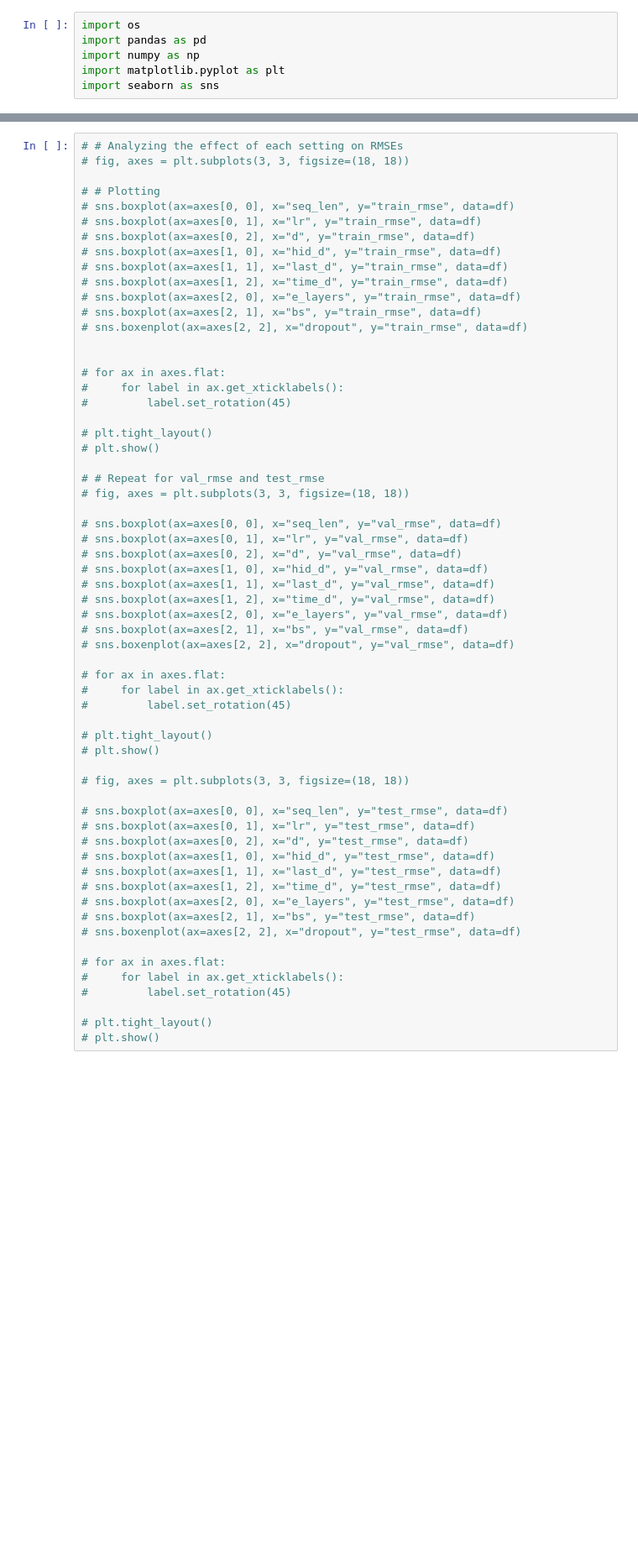
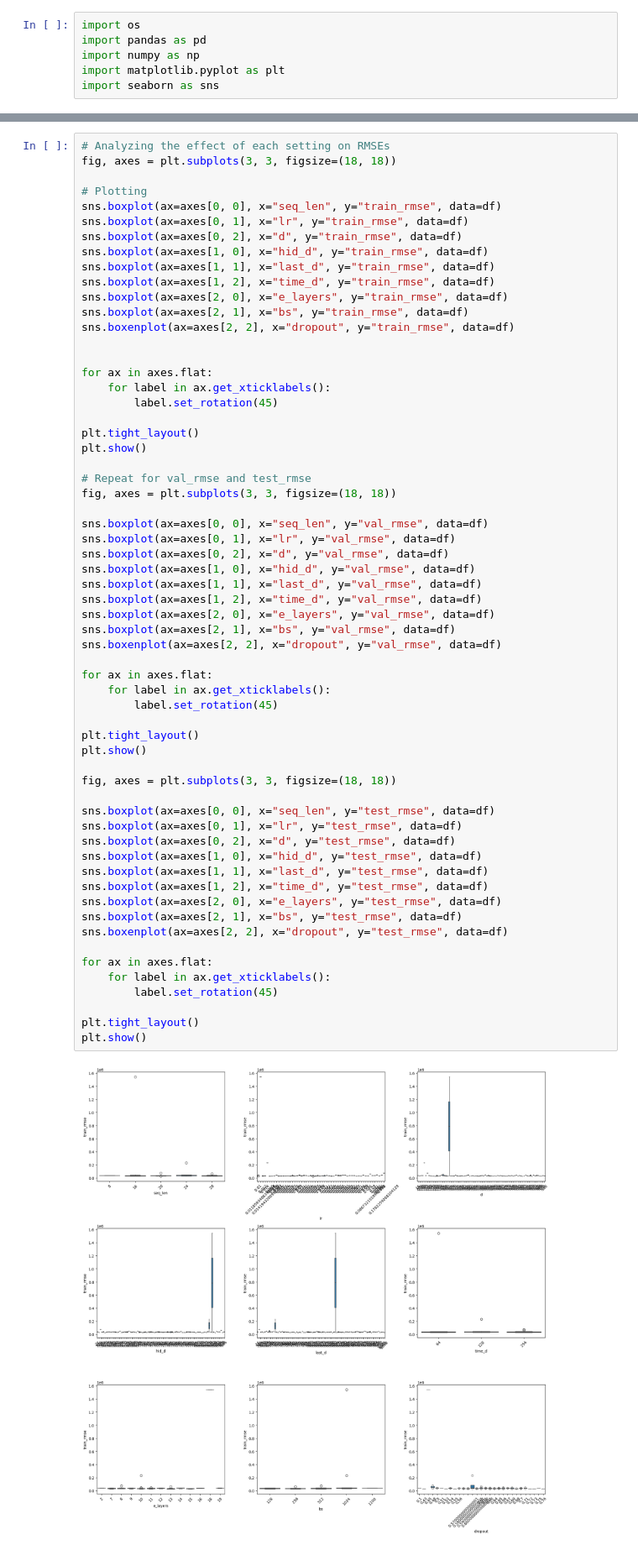
Before and after one commit to Pein2017/Wind-Power-Prediction, a Jupyter notebook: results_analysis/metrics_settings_analysis.ipynb, the cells around one changed output, grey strips where cells are left out. Shown: that part at 84% size. Drawn from its saved outputs; the diff is of its cells as text; blank space fills up the shorter version.

```diff
--- a/results_analysis/metrics_settings_analysis.ipynb
+++ b/results_analysis/metrics_settings_analysis.ipynb
@@ -86,63 +87,65 @@ plt.show()
 # )
 # plt.show()
 # %%
-# # Analyzing the effect of each setting on RMSEs
-# fig, axes = plt.subplots(3, 3, figsize=(18, 18))
+# Analyzing the effect of each setting on RMSEs
+fig, axes = plt.subplots(3, 3, figsize=(18, 18))
 
-# # Plotting
-# sns.boxplot(ax=axes[0, 0], x="seq_len", y="train_rmse", data=df)
-# sns.boxplot(ax=axes[0, 1], x="lr", y="train_rmse", data=df)
-# sns.boxplot(ax=axes[0, 2], x="d", y="train_rmse", data=df)
-# sns.boxplot(ax=axes[1, 0], x="hid_d", y="train_rmse", data=df)
-# sns.boxplot(ax=axes[1, 1], x="last_d", y="train_rmse", data=df)
-# sns.boxplot(ax=axes[1, 2], x="time_d", y="train_rmse", data=df)
-# sns.boxplot(ax=axes[2, 0], x="e_layers", y="train_rmse", data=df)
-# sns.boxplot(ax=axes[2, 1], x="bs", y="train_rmse", data=df)
-# sns.boxenplot(ax=axes[2, 2], x="dropout", y="train_rmse", data=df)
+# Plotting
+sns.boxplot(ax=axes[0, 0], x="seq_len", y="train_rmse", data=df)
+sns.boxplot(ax=axes[0, 1], x="lr", y="train_rmse", data=df)
+sns.boxplot(ax=axes[0, 2], x="d", y="train_rmse", data=df)
+sns.boxplot(ax=axes[1, 0], x="hid_d", y="train_rmse", data=df)
+sns.boxplot(ax=axes[1, 1], x="last_d", y="train_rmse", data=df)
+sns.boxplot(ax=axes[1, 2], x="time_d", y="train_rmse", data=df)
+sns.boxplot(ax=axes[2, 0], x="e_layers", y="train_rmse", data=df)
+sns.boxplot(ax=axes[2, 1], x="bs", y="train_rmse", data=df)
+sns.boxenplot(ax=axes[2, 2], x="dropout", y="train_rmse", data=df)
 
 
-# for ax in axes.flat:
-#     for label in ax.get_xticklabels():
-#         label.set_rotation(45)
+for ax in axes.flat:
+    for label in ax.get_xticklabels():
+        label.set_rotation(45)
 
-# plt.tight_layout()
-# plt.show()
+plt.tight_layout()
+plt.show()
 
-# # Repeat for val_rmse and test_rmse
-# fig, axes = plt.subplots(3, 3, figsize=(18, 18))
+# Repeat for val_rmse and test_rmse
+fig, axes = plt.subplots(3, 3, figsize=(18, 18))
 
-# sns.boxplot(ax=axes[0, 0], x="seq_len", y="val_rmse", data=df)
-# sns.boxplot(ax=axes[0, 1], x="lr", y="val_rmse", data=df)
-# sns.boxplot(ax=axes[0, 2], x="d", y="val_rmse", data=df)
-# sns.boxplot(ax=axes[1, 0], x="hid_d", y="val_rmse", data=df)
-# sns.boxplot(ax=axes[1, 1], x="last_d", y="val_rmse", data=df)
-# sns.boxplot(ax=axes[1, 2], x="time_d", y="val_rmse", data=df)
-# sns.boxplot(ax=axes[2, 0], x="e_layers", y="val_rmse", data=df)
-# sns.boxplot(ax=axes[2, 1], x="bs", y="val_rmse", data=df)
-# sns.boxenplot(ax=axes[2, 2], x="dropout", y="val_rmse", data=df)
+sns.boxplot(ax=axes[0, 0], x="seq_len", y="val_rmse", data=df)
+sns.boxplot(ax=axes[0, 1], x="lr", y="val_rmse", data=df)
+sns.boxplot(ax=axes[0, 2], x="d", y="val_rmse", data=df)
+sns.boxplot(ax=axes[1, 0], x="hid_d", y="val_rmse", data=df)
+sns.boxplot(ax=axes[1, 1], x="last_d", y="val_rmse", data=df)
+sns.boxplot(ax=axes[1, 2], x="time_d", y="val_rmse", data=df)
+sns.boxplot(ax=axes[2, 0], x="e_layers", y="val_rmse", data=df)
+sns.boxplot(ax=axes[2, 1], x="bs", y="val_rmse", data=df)
+sns.boxenplot(ax=axes[2, 2], x="dropout", y="val_rmse", data=df)
 
-# for ax in axes.flat:
-#     for label in ax.get_xticklabels():
-#         label.set_rotation(45)
+for ax in axes.flat:
+    for label in ax.get_xticklabels():
+        label.set_rotation(45)
 
-# plt.tight_layout()
-# plt.show()
+plt.tight_layout()
+plt.show()
 
-# fig, axes = plt.subplots(3, 3, figsize=(18, 18))
+fig, axes = plt.subplots(3, 3, figsize=(18, 18))
 
-# sns.boxplot(ax=axes[0, 0], x="seq_len", y="test_rmse", data=df)
-# sns.boxplot(ax=axes[0, 1], x="lr", y="test_rmse", data=df)
-# sns.boxplot(ax=axes[0, 2], x="d", y="test_rmse", data=df)
-# sns.boxplot(ax=axes[1, 0], x="hid_d", y="test_rmse", data=df)
-# sns.boxplot(ax=axes[1, 1], x="last_d", y="test_rmse", data=df)
-# sns.boxplot(ax=axes[1, 2], x="time_d", y="test_rmse", data=df)
-# sns.boxplot(ax=axes[2, 0], x="e_layers", y="test_rmse", data=df)
-# sns.boxplot(ax=axes[2, 1], x="bs", y="test_rmse", data=df)
-# sns.boxenplot(ax=axes[2, 2], x="dropout", y="test_rmse", data=df)
+sns.boxplot(ax=axes[0, 0], x="seq_len", y="test_rmse", data=df)
+sns.boxplot(ax=axes[0, 1], x="lr", y="test_rmse", data=df)
+sns.boxplot(ax=axes[0, 2], x="d", y="test_rmse", data=df)
+sns.boxplot(ax=axes[1, 0], x="hid_d", y="test_rmse", data=df)
+sns.boxplot(ax=axes[1, 1], x="last_d", y="test_rmse", data=df)
+sns.boxplot(ax=axes[1, 2], x="time_d", y="test_rmse", data=df)
+sns.boxplot(ax=axes[2, 0], x="e_layers", y="test_rmse", data=df)
+sns.boxplot(ax=axes[2, 1], x="bs", y="test_rmse", data=df)
+sns.boxenplot(ax=axes[2, 2], x="dropout", y="test_rmse", data=df)
 
-# for ax in axes.flat:
-#     for label in ax.get_xticklabels():
-#         label.set_rotation(45)
+for ax in axes.flat:
+    for label in ax.get_xticklabels():
+        label.set_rotation(45)
 
-# plt.tight_layout()
-# plt.show()
+plt.tight_layout()
+plt.show()
+# %% [output]
+[figure, added]
```
Also changed, not shown: parts of 7 cells of this notebook, 28 other files.
